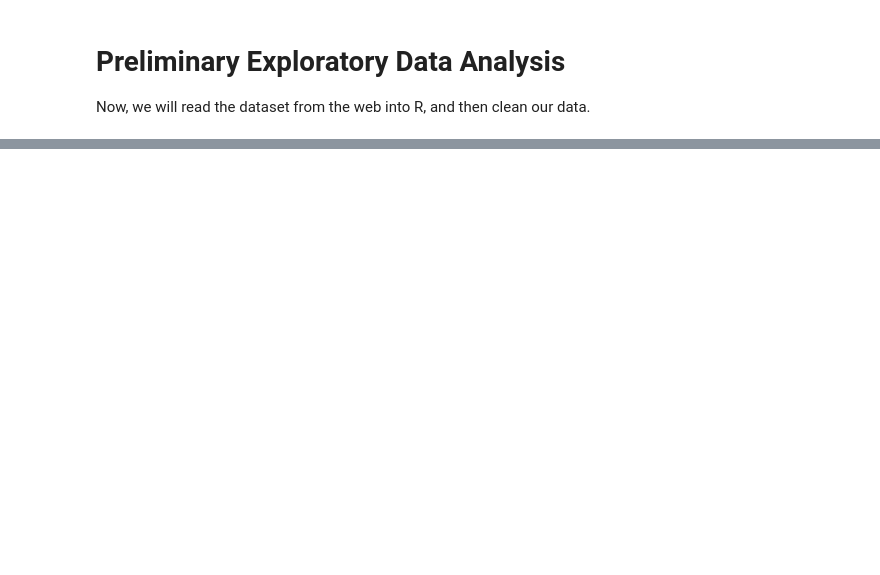
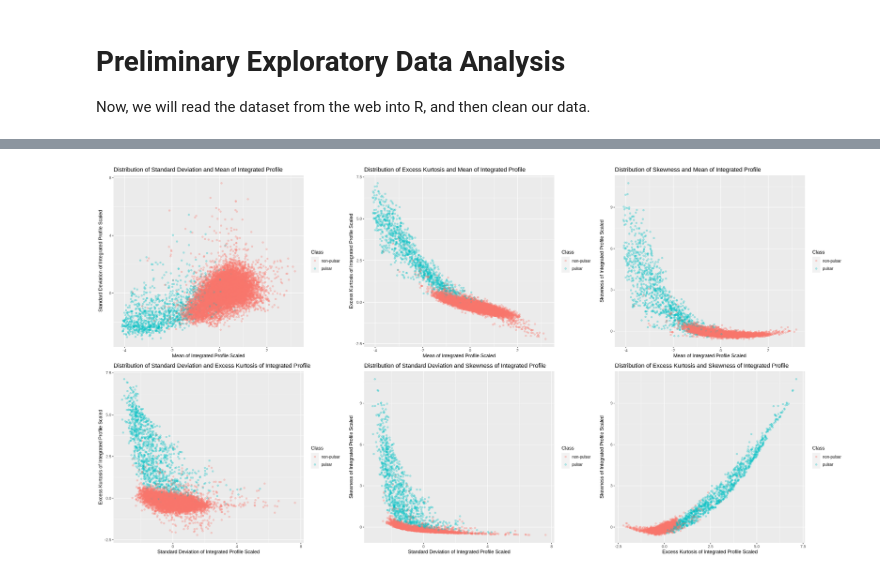
Before and after one commit to originalajitest/Pulsars_R, a Jupyter notebook: Group_10_Project_Proposal.ipynb, the cells around one changed output, grey strips where cells are left out. Saved outputs shown, nothing was run; the diff lists cells and outputs as text; code cells hidden in the pictures; blank space fills up the shorter version.

```diff
--- a/Group_10_Project_Proposal.ipynb
+++ b/Group_10_Project_Proposal.ipynb
@@ -78,0 +76,9 @@ A tibble: 17898 × 9
+# %%
+pulsar_scaled <- pulsar_data_pred |>
+                    mutate(mean_ip_scaled = scale(mean_ip, center=TRUE)) |>
+                    mutate(std_ip_scaled = scale(std_ip, center=TRUE)) |>
+                    mutate(ek_ip_scaled = scale(ek_ip, center=TRUE)) |>
+                    mutate(sk_ip_scaled = scale(sk_ip, center=TRUE)) |>
+                    select(class:sk_ip_scaled)
+
+head(pulsar_scaled, 10)
@@ -78,0 +101,7 @@ A tibble: 17898 × 9
+# %%
+set.seed(100)
+
+pulsar_split <- pulsar_scaled |>
+                    initial_split(prop=3/4, strata=class)
+pulsar_training <- training(pulsar_split)
+pulsar_testing <- testing(pulsar_split)
@@ -78,0 +144,63 @@ A tibble: 17898 × 9
+# %%
+options(repr.plot.width = 23, repr.plot.height = 12)
+
+mean_ip_vs_std_ip <- pulsar_training |>
+                        ggplot(aes(x=mean_ip_scaled, y=std_ip_scaled, color=class)) +
+                        geom_point(alpha = 0.3) +
+                        labs(x="Mean of Integrated Profile Scaled",
+                             y="Standard Deviation of Integrated Profile Scaled",
+                             color="Class",
+                             title="Distribution of Standard Deviation and Mean of Integrated Profile") +
+                        theme(text = element_text(size = 11))
+
+mean_ip_vs_ek_ip <- pulsar_training |>
+                        ggplot(aes(x=mean_ip_scaled, y=ek_ip_scaled, color=class)) +
+                        geom_point(alpha = 0.3) +
+                        labs(x="Mean of Integrated Profile Scaled",
+                             y="Excess Kurtosis of Integrated Profile Scaled",
+                             color="Class",
+                             title="Distribution of Excess Kurtosis and Mean of Integrated Profile") +
+                        theme(text = element_text(size = 11))
+
+mean_ip_vs_sk_ip <- pulsar_training |>
+                        ggplot(aes(x=mean_ip_scaled, y=sk_ip_scaled, color=class)) +
+                        geom_point(alpha = 0.3) +
+                        labs(x="Mean of Integrated Profile Scaled",
+                             y="Skewness of Integrated Profile Scaled",
+                             color="Class",
+                             title="Distribution of Skewness and Mean of Integrated Profile") +
+                        theme(text = element_text(size = 11))
+
+std_ip_vs_ek_ip <- pulsar_training |>
+                        ggplot(aes(x=std_ip_scaled, y=ek_ip_scaled, color=class)) +
+                        geom_point(alpha = 0.3) +
+                        labs(x="Standard Deviation of Integrated Profile Scaled",
+                             y="Excess Kurtosis of Integrated Profile Scaled",
+                             color="Class",
+                             title="Distribution of Standard Deviation and Excess Kurtosis of Integrated Profile") +
+                        theme(text = element_text(size = 11))
+
+std_ip_vs_sk_ip <- pulsar_training |>
+                        ggplot(aes(x=std_ip_scaled, y=sk_ip_scaled, color=class)) +
+                        geom_point(alpha = 0.3) +
+                        labs(x="Standard Deviation of Integrated Profile Scaled",
+                             y="Skewness of Integrated Profile Scaled",
+                             color="Class",
+                             title="Distribution of Standard Deviation and Skewness of Integrated Profile") +
+                        theme(text = element_text(size = 11))
+
+ek_ip_vs_sk_ip <- pulsar_training |>
+                        ggplot(aes(x=ek_ip_scaled, y=sk_ip_scaled, color=class)) +
+                        geom_point(alpha = 0.3) +
+                        labs(x="Excess Kurtosis of Integrated Profile Scaled",
+                             y="Skewness of Integrated Profile Scaled",
+                             color="Class",
+                             title="Distribution of Excess Kurtosis and Skewness of Integrated Profile") +
+                        theme(text = element_text(size = 11))
+
+plot_grid(
+     mean_ip_vs_std_ip, mean_ip_vs_ek_ip, mean_ip_vs_sk_ip, std_ip_vs_ek_ip, std_ip_vs_sk_ip, ek_ip_vs_sk_ip,
+     align="hv"
+ )
+# %% [output]
+[figure, added]
```
Also changed, not shown: parts of 14 cells of this notebook.
